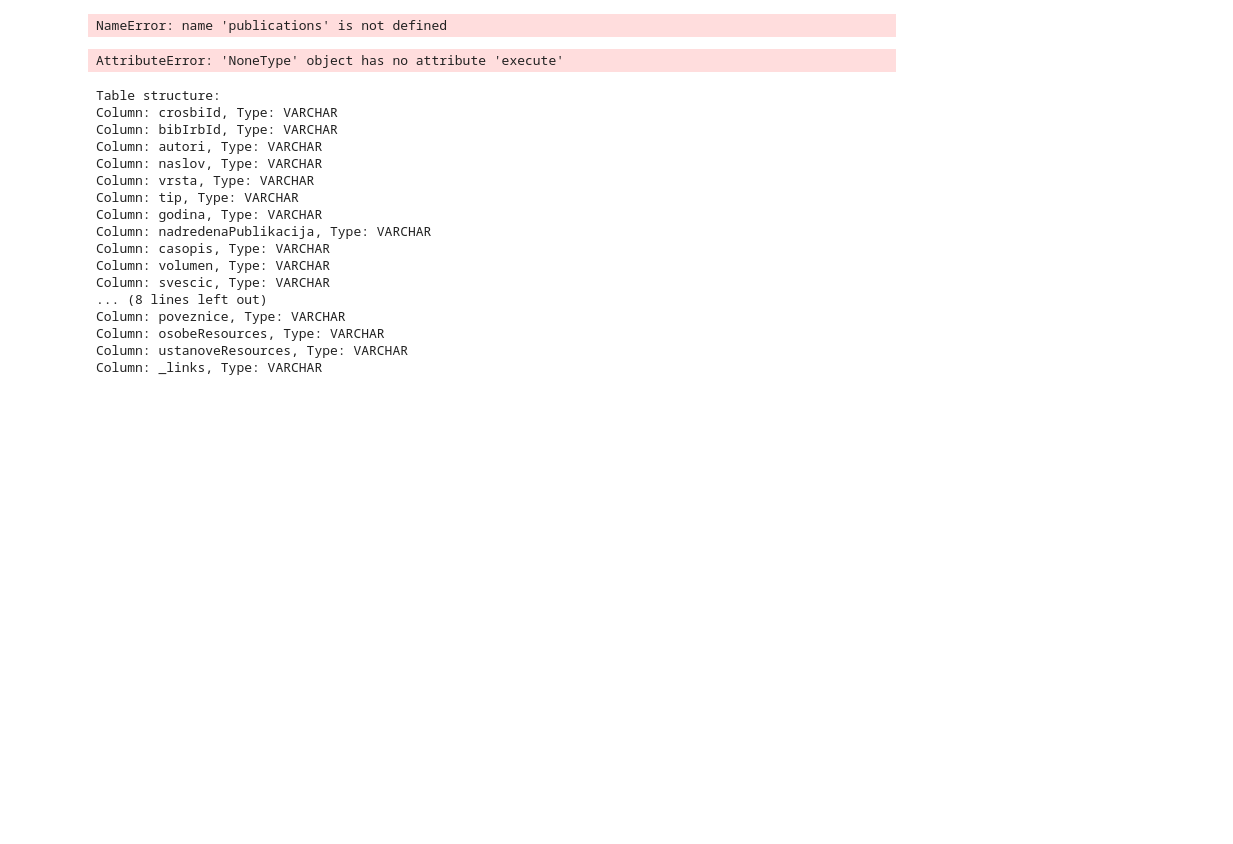
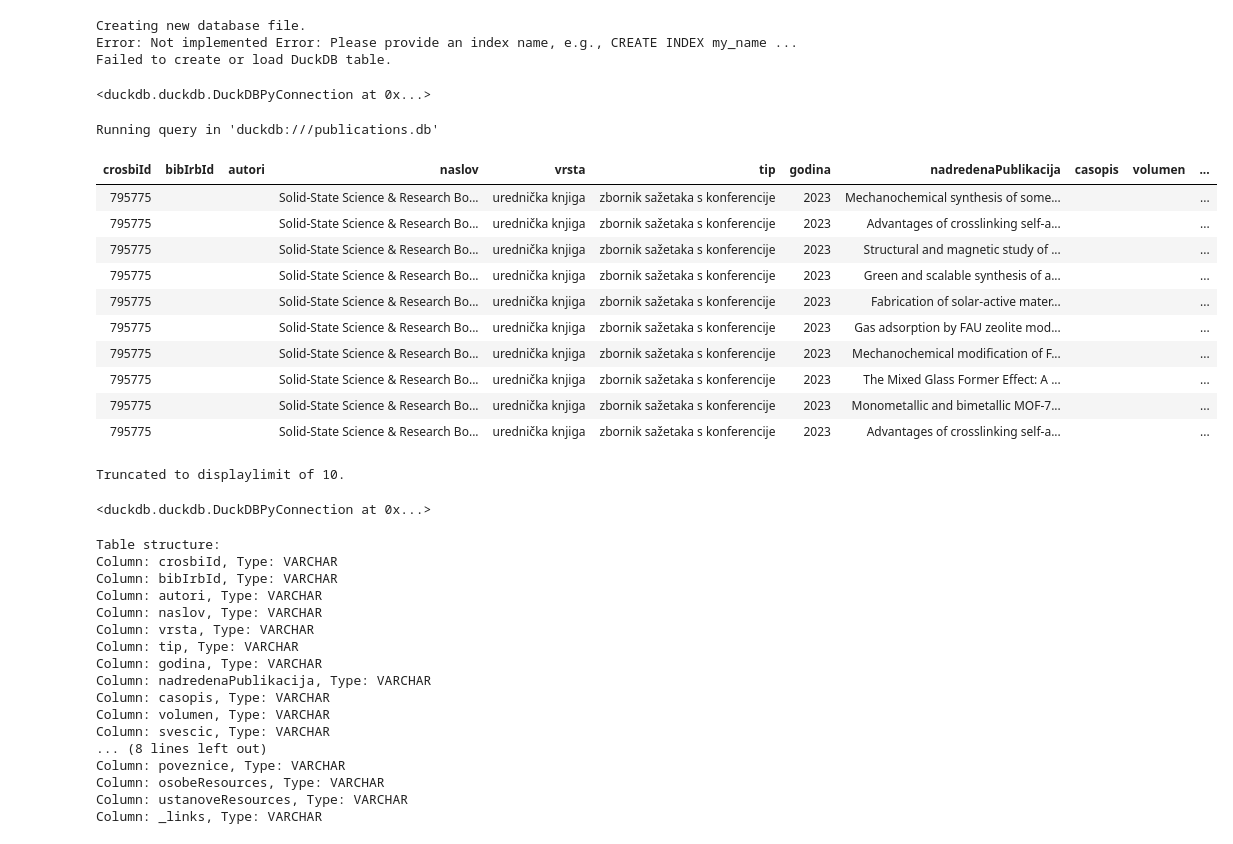
Before and after one commit to nkkko/croris-api, a Jupyter notebook: crosbi_duckdb.ipynb, the cells around one changed output. Cells and saved outputs as stored; diff of their text form; code cells hidden in the pictures; blank space fills up the shorter version.

```diff
--- a/crosbi_duckdb.ipynb
+++ b/crosbi_duckdb.ipynb
@@ -11,7 +11,7 @@ file_path = "/Users/nikola/Downloads/publications.pkl"
 database_file = 'publications.db'
 
 def add_primary_key(con, table_name, column_name):
-    con.execute(f"ALTER TABLE {table_name} ADD PRIMARY KEY ({column_name})")
+    con.execute(f"CREATE UNIQUE INDEX ON {table_name} ({column_name});")
 
 def load_publications(file_path):
     try:
@@ -28,7 +28,7 @@ def load_publications(file_path):
         print(f"Error: {str(e)}")
         return None
 
-def create_duckdb_table(publications):
+def create_duckdb_table():
     try:
         # Check if the database file already exists
         if os.path.exists(database_file):
@@ -38,6 +38,10 @@ def create_duckdb_table(publications):
             con = duckdb.connect(database=database_file)
             print("Creating new database file.")
 
+        # Check if the table already exists
+        con.execute("SHOW TABLES;")
+        tables = [row[0] for row in con.fetchall()]
+        if "publications" not in tables:
             publications = load_publications(file_path)
 
             # Get the column names from the first publication
@@ -64,11 +68,12 @@ def create_duckdb_table(publications):
         print(f"Error: {str(e)}")
         return None
 
-
 con = create_duckdb_table()
 if con is not None:
     print("DuckDB table created or loaded successfully.")
 else:
     print("Failed to create or load DuckDB table.")
 # %% [output]
-NameError: name 'publications' is not defined
+Creating new database file.
+Error: Not implemented Error: Please provide an index name, e.g., CREATE INDEX my_name ...
+Failed to create or load DuckDB table.
@@ -75,7 +82,30 @@ NameError: name 'publications' is not defined
+# %%
+con.execute(f"CREATE INDEX publications_crosbiid_idx ON publications (crosbiId);")
+# %% [output]
+<duckdb.duckdb.DuckDBPyConnection at 0x...>
+# %%
+%%sql
+SELECT *
+FROM publications
+WHERE crosbiId = 795775;
+# %% [output]
+Running query in 'duckdb:///publications.db'
+| crosbiId | bibIrbId | autori | naslov | vrsta | tip | godina | nadredenaPublikacija | casopis | volumen | ... |
+| 795775 |  |  | Solid-State Science & Research Bo... | urednička knjiga | zbornik sažetaka s konferencije | 2023 | Mechanochemical synthesis of some... |  |  | ... |
+| 795775 |  |  | Solid-State Science & Research Bo... | urednička knjiga | zbornik sažetaka s konferencije | 2023 | Advantages of crosslinking self-a... |  |  | ... |
+| 795775 |  |  | Solid-State Science & Research Bo... | urednička knjiga | zbornik sažetaka s konferencije | 2023 | Structural and magnetic study of ... |  |  | ... |
+| 795775 |  |  | Solid-State Science & Research Bo... | urednička knjiga | zbornik sažetaka s konferencije | 2023 | Green and scalable synthesis of a... |  |  | ... |
+| 795775 |  |  | Solid-State Science & Research Bo... | urednička knjiga | zbornik sažetaka s konferencije | 2023 | Fabrication of solar-active mater... |  |  | ... |
+| 795775 |  |  | Solid-State Science & Research Bo... | urednička knjiga | zbornik sažetaka s konferencije | 2023 | Gas adsorption by FAU zeolite mod... |  |  | ... |
+| 795775 |  |  | Solid-State Science & Research Bo... | urednička knjiga | zbornik sažetaka s konferencije | 2023 | Mechanochemical modification of F... |  |  | ... |
+| 795775 |  |  | Solid-State Science & Research Bo... | urednička knjiga | zbornik sažetaka s konferencije | 2023 | The Mixed Glass Former Effect: A ... |  |  | ... |
+| 795775 |  |  | Solid-State Science & Research Bo... | urednička knjiga | zbornik sažetaka s konferencije | 2023 | Monometallic and bimetallic MOF-7... |  |  | ... |
+| 795775 |  |  | Solid-State Science & Research Bo... | urednička knjiga | zbornik sažetaka s konferencije | 2023 | Advantages of crosslinking self-a... |  |  | ... |
+Truncated to displaylimit of 10.
 # %%
-con.execute("DESCRIBE publications")
+con.execute("SHOW publications")
 # %% [output]
-AttributeError: 'NoneType' object has no attribute 'execute'
+<duckdb.duckdb.DuckDBPyConnection at 0x...>
 # %%
 # Print the table structure
 table_info = con.execute("PRAGMA table_info('publications')").fetchall()
```
Also changed, not shown: parts of 3 cells of this notebook, 1 other file.
